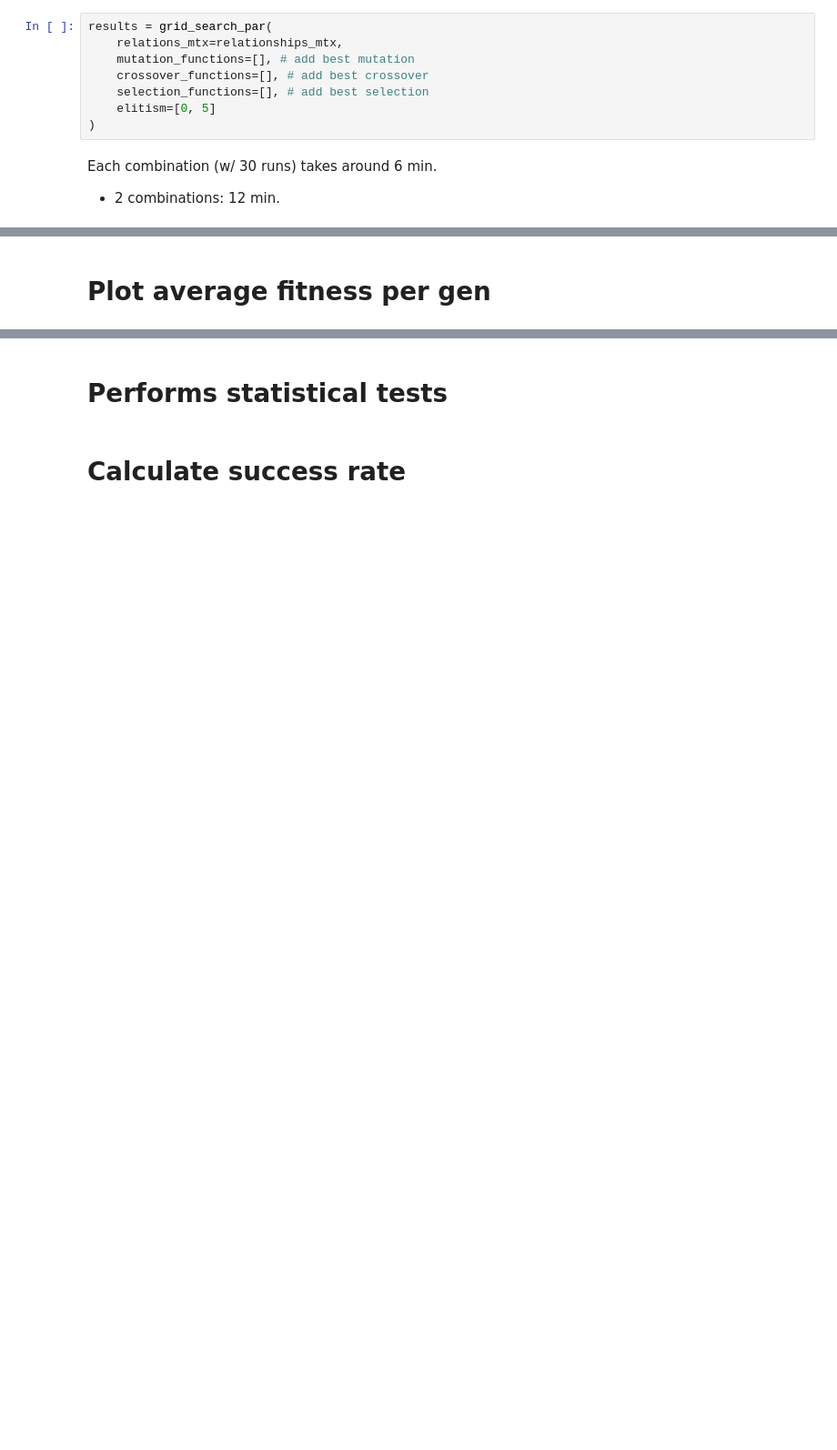
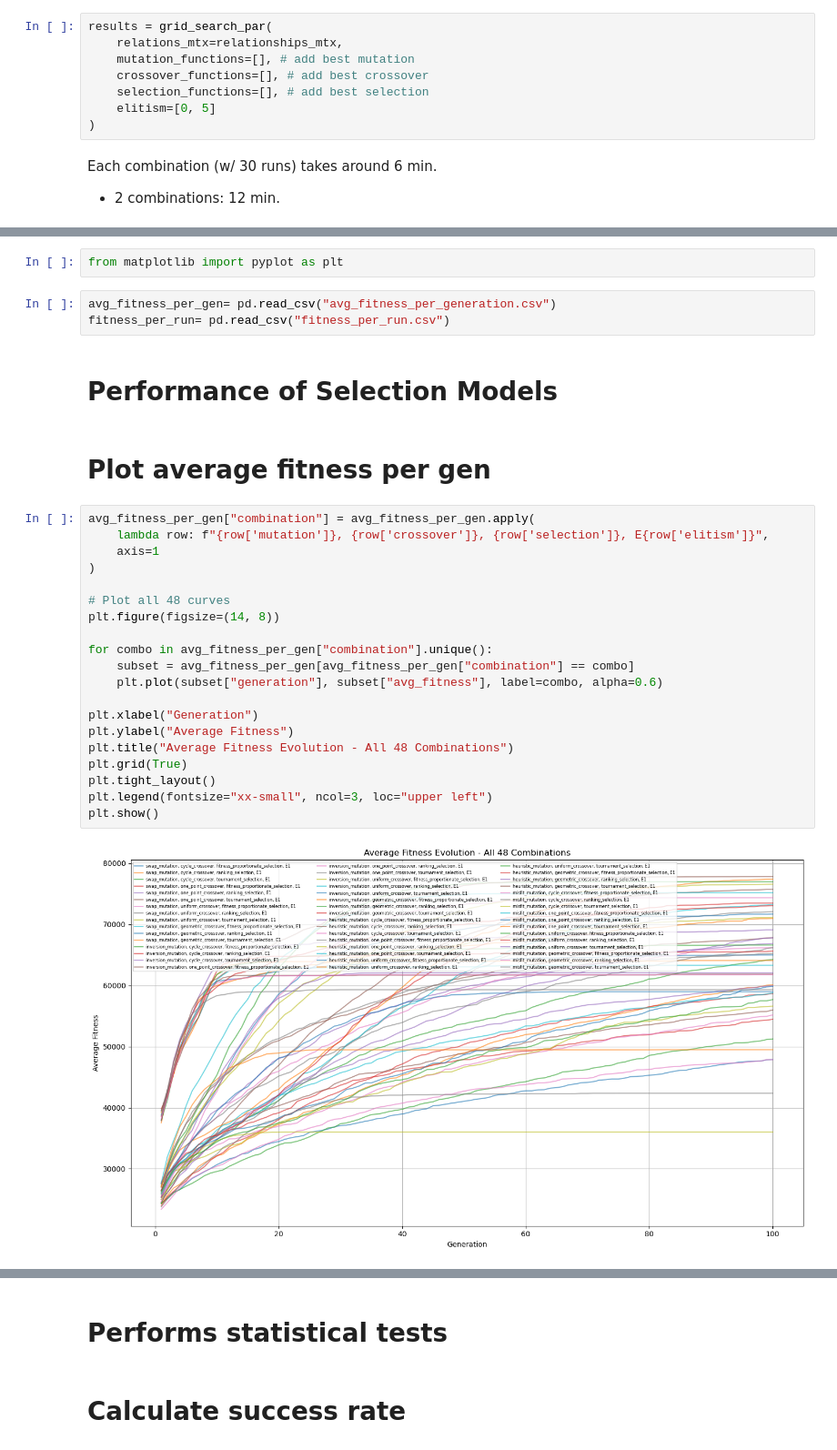
Before and after one commit to joanaefsteves/CIFO_Project, a Jupyter notebook: Wedding Notebook.ipynb, the cells around one changed output, grey strips where cells are left out. Shown at 91% size. Saved outputs shown, nothing was run; the diff lists cells and outputs as text; blank space fills up the shorter version.

Commit message:
plots

```diff
--- a/Wedding Notebook.ipynb
+++ b/Wedding Notebook.ipynb
@@ -91,5 +91,34 @@ results_table2 = pd.DataFrame(results).style \
 results_table2
 # %% [output]
 [interactive output not drawn]
+# %%
+from matplotlib import pyplot as plt
+# %%
+avg_fitness_per_gen= pd.read_csv("avg_fitness_per_generation.csv")
+fitness_per_run= pd.read_csv("fitness_per_run.csv")
+# %% [markdown]
+# Performance of Selection Models
 # %% [markdown]
 # Plot average fitness per gen
+# %%
+avg_fitness_per_gen["combination"] = avg_fitness_per_gen.apply(
+    lambda row: f"{row['mutation']}, {row['crossover']}, {row['selection']}, E{row['elitism']}",
+    axis=1
+)
+
+# Plot all 48 curves
+plt.figure(figsize=(14, 8))
+
+for combo in avg_fitness_per_gen["combination"].unique():
+    subset = avg_fitness_per_gen[avg_fitness_per_gen["combination"] == combo]
+    plt.plot(subset["generation"], subset["avg_fitness"], label=combo, alpha=0.6)
+
+plt.xlabel("Generation")
+plt.ylabel("Average Fitness")
+plt.title("Average Fitness Evolution - All 48 Combinations")
+plt.grid(True)
+plt.tight_layout()
+plt.legend(fontsize="xx-small", ncol=3, loc="upper left")
+plt.show()
+# %% [output]
+[figure, added]
```
Also changed, not shown: parts of 5 cells of this notebook.
